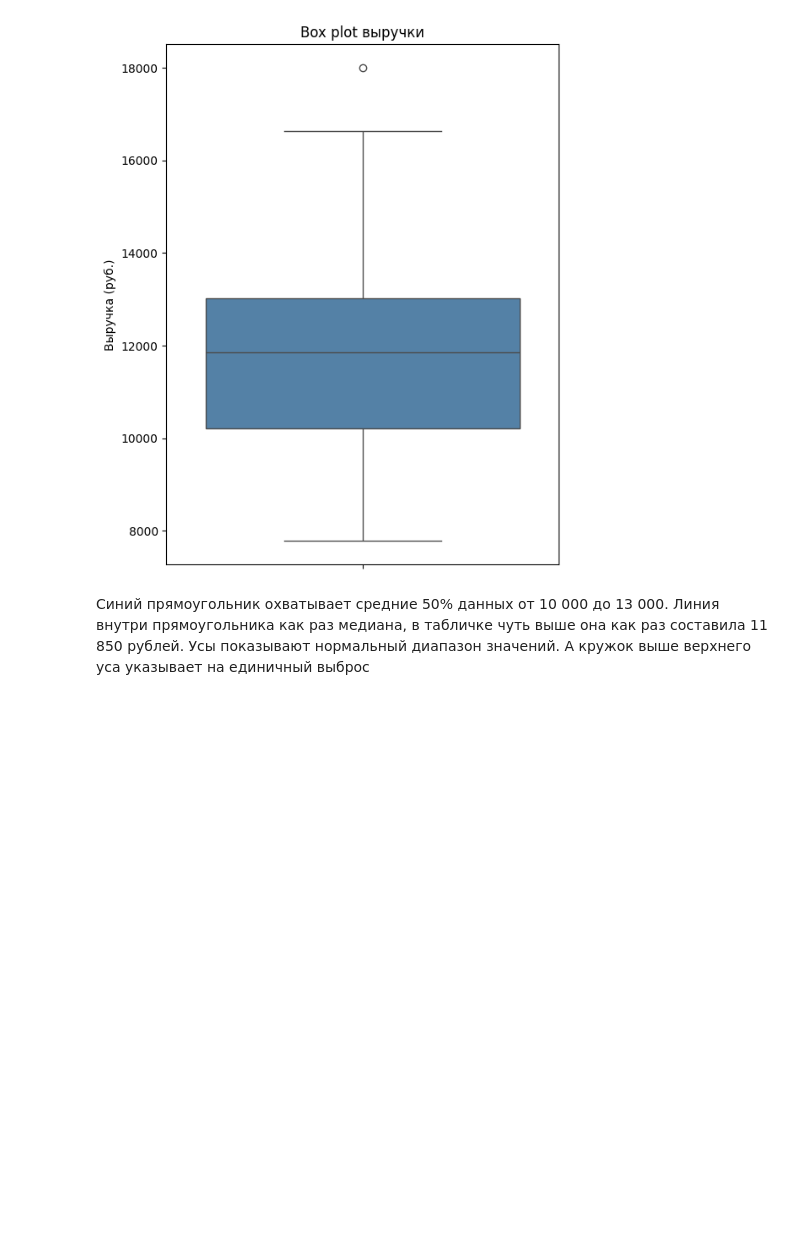
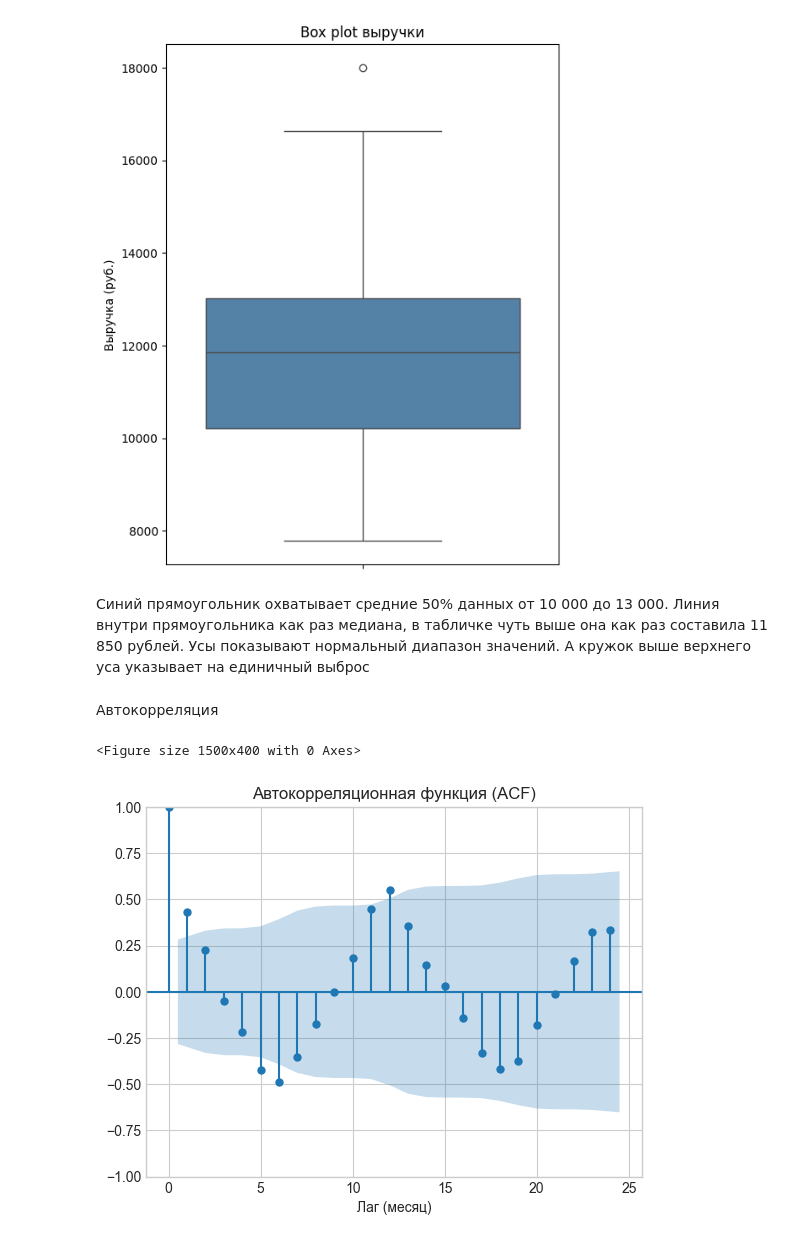
Before and after one commit to gureeva07/predictive_analytics_lab1, a Jupyter notebook: lab1.ipynb, the cells around one changed output. Cells and saved outputs as stored; diff of their text form; code cells hidden in the pictures; blank space fills up the shorter version.

```diff
--- a/lab1.ipynb
+++ b/lab1.ipynb
@@ -109,3 +109,17 @@ plt.show()
 [figure]
 # %% [markdown]
 Синий прямоугольник охватывает средние 50% данных от 10 000 до 13 000. Линия внутри прямоугольника как раз медиана, в табличке чуть выше она как раз составила 11 850 рублей. Усы показывают нормальный диапазон значений. А кружок выше верхнего уса указывает на единичный выброс
+# %% [markdown]
+Автокорреляция
+# %%
+from statsmodels.graphics.tsaplots import plot_acf
+
+plt.style.use('seaborn-v0_8-whitegrid')
+plt.figure(figsize=(15, 4))
+plot_acf(df['SalesAmount'].values.squeeze(), lags=24)
+plt.title('Автокорреляционная функция (ACF)')
+plt.xlabel('Лаг (месяц)')
+plt.show()
+# %% [output]
+<Figure size 1500x400 with 0 Axes>
+[figure, added]
```
Also changed, not shown: parts of 13 cells of this notebook.
